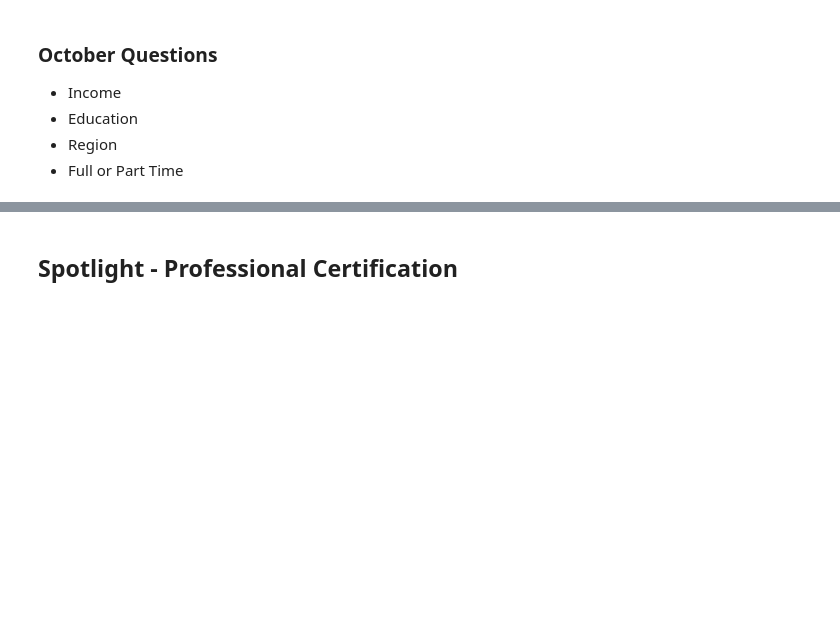
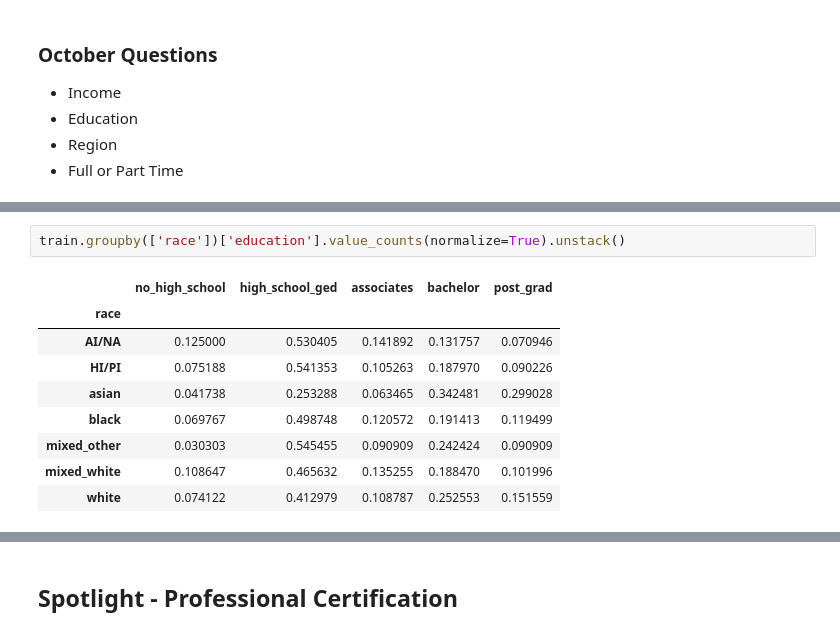
Before and after one commit to joshua-shorterivey/oct_2022_unemployment_project, a Jupyter notebook: explore.ipynb, the cells around one changed output, grey strips where cells are left out. Saved outputs shown, nothing was run; the diff lists cells and outputs as text; blank space fills up the shorter version.

```diff
--- a/explore.ipynb
+++ b/explore.ipynb
@@ -819,0 +881,12 @@ Reject null hypothesis
+# %%
+train.groupby(['race'])['education'].value_counts(normalize=True).unstack()
+# %% [output]
+|  | no_high_school | high_school_ged | associates | bachelor | post_grad |
+| race |  |  |  |  |  |
+| AI/NA | 0.125000 | 0.530405 | 0.141892 | 0.131757 | 0.070946 |
+| HI/PI | 0.075188 | 0.541353 | 0.105263 | 0.187970 | 0.090226 |
+| asian | 0.041738 | 0.253288 | 0.063465 | 0.342481 | 0.299028 |
+| black | 0.069767 | 0.498748 | 0.120572 | 0.191413 | 0.119499 |
+| mixed_other | 0.030303 | 0.545455 | 0.090909 | 0.242424 | 0.090909 |
+| mixed_white | 0.108647 | 0.465632 | 0.135255 | 0.188470 | 0.101996 |
+| white | 0.074122 | 0.412979 | 0.108787 | 0.252553 | 0.151559 |
```
Also changed, not shown: parts of 31 cells of this notebook, 3 other files.
